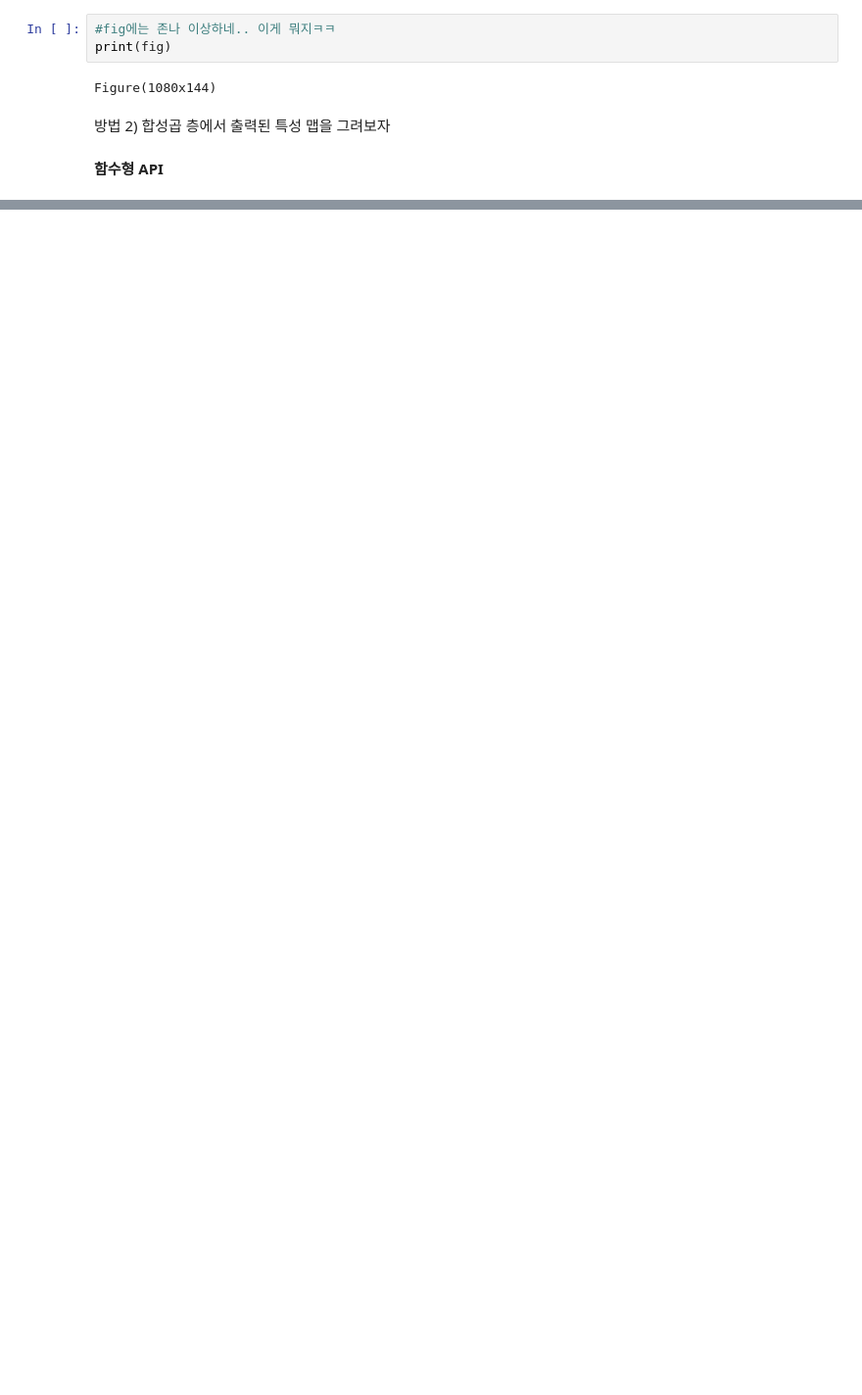
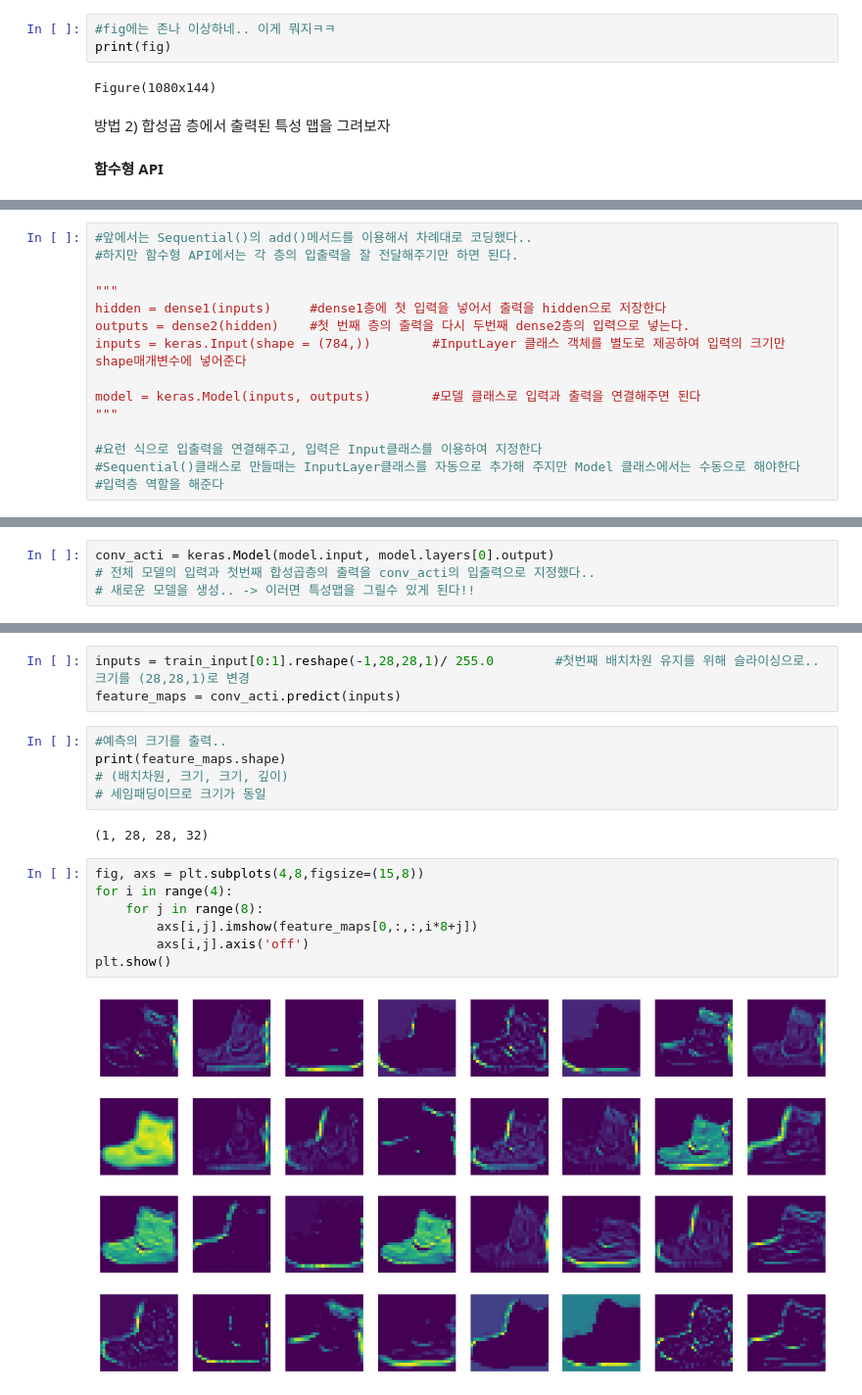
Before and after one commit to dong-tak123/BigAI, a Jupyter notebook: 혼자 공부하는 머신러닝/Chapter8_이미지를_위한_인공_신경망.ipynb, the cells around one changed output, grey strips where cells are left out. Shown at 98% size. Saved outputs shown, nothing was run; the diff lists cells and outputs as text; blank space fills up the shorter version.

```diff
--- a/혼자 공부하는 머신러닝/Chapter8_이미지를_위한_인공_신경망.ipynb
+++ b/혼자 공부하는 머신러닝/Chapter8_이미지를_위한_인공_신경망.ipynb
@@ -471,0 +474,15 @@ Figure(1080x144)
+# %%
+#앞에서는 Sequential()의 add()메서드를 이용해서 차례대로 코딩했다..
+#하지만 함수형 API에서는 각 층의 입출력을 잘 전달해주기만 하면 된다.
+
+"""
+hidden = dense1(inputs)     #dense1층에 첫 입력을 넣어서 출력을 hidden으로 저장한다
+outputs = dense2(hidden)    #첫 번째 층의 출력을 다시 두번째 dense2층의 입력으로 넣는다.
+inputs = keras.Input(shape = (784,))        #InputLayer 클래스 객체를 별도로 제공하여 입력의 크기만 shape매개변수에 넣어준다
+
+model = keras.Model(inputs, outputs)        #모델 클래스로 입력과 출력을 연결해주면 된다
+"""
+
+#요런 식으로 입출력을 연결해주고, 입력은 Input클래스를 이용하여 지정한다
+#Sequential()클래스로 만들때는 InputLayer클래스를 자동으로 추가해 주지만 Model 클래스에서는 수동으로 해야한다
+#입력층 역할을 해준다
@@ -471,0 +504,4 @@ Figure(1080x144)
+# %%
+conv_acti = keras.Model(model.input, model.layers[0].output)
+# 전체 모델의 입력과 첫번째 합성곱층의 출력을 conv_acti의 입출력으로 지정했다..
+# 새로운 모델을 생성.. -> 이러면 특성맵을 그릴수 있게 된다!!
@@ -471,0 +524,19 @@ Figure(1080x144)
+# %%
+inputs = train_input[0:1].reshape(-1,28,28,1)/ 255.0        #첫번째 배치차원 유지를 위해 슬라이싱으로.. 크기를 (28,28,1)로 변경
+feature_maps = conv_acti.predict(inputs)
+# %%
+#예측의 크기를 출력..
+print(feature_maps.shape)
+# (배치차원, 크기, 크기, 깊이)
+# 세임패딩이므로 크기가 동일
+# %% [output]
+(1, 28, 28, 32)
+# %%
+fig, axs = plt.subplots(4,8,figsize=(15,8))
+for i in range(4):
+    for j in range(8):
+        axs[i,j].imshow(feature_maps[0,:,:,i*8+j])
+        axs[i,j].axis('off')
+plt.show()
+# %% [output]
+[figure, added]
```
Also changed, not shown: parts of 32 cells of this notebook.
